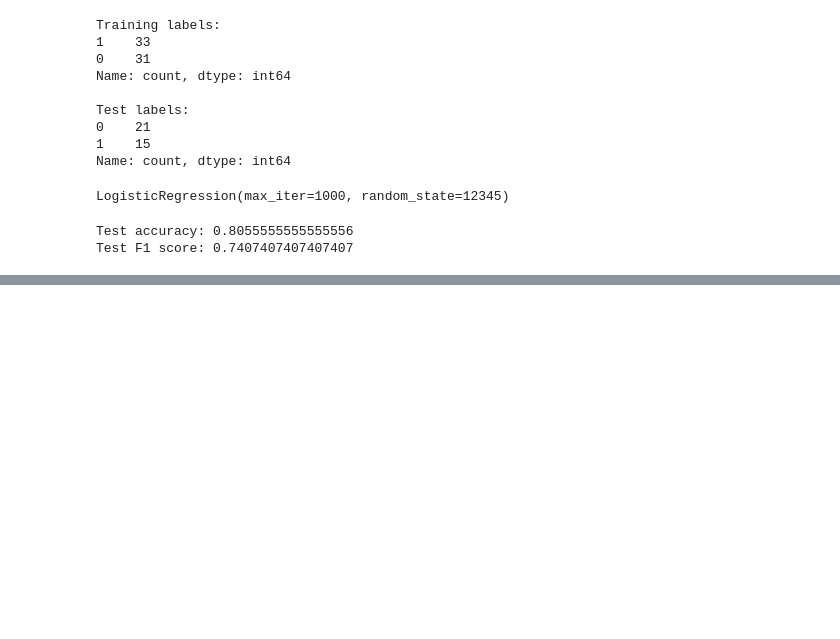
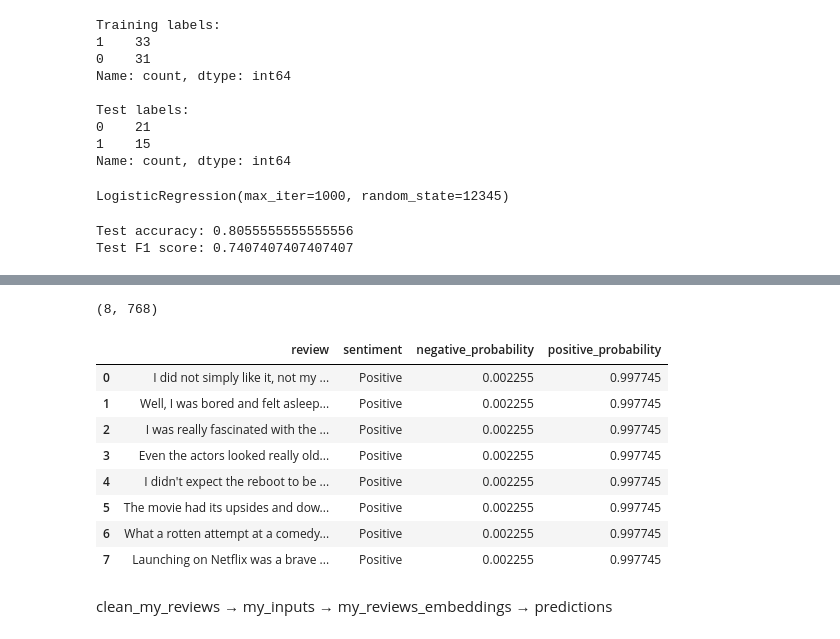
Before and after one commit to rbashiri/nlp_textlover, a Jupyter notebook: notebook/bert_text_ml.ipynb, the cells around one changed output, grey strips where cells are left out. Drawn from its saved outputs; the diff is of its cells as text; code cells hidden in the pictures; blank space fills up the shorter version.

Commit message:
Created balanced BERT for my_review

```diff
--- a/notebook/bert_text_ml.ipynb
+++ b/notebook/bert_text_ml.ipynb
@@ -292,0 +320,11 @@ Test F1 score: 0.7407407407407407
+# %%
+# Step 2: Tokenize, pad, and create attention masks in batches
+my_inputs = tokenizer(
+   my_reviews['clean_my_reviews'].tolist(),
+    padding=True,
+    truncation=True,
+    max_length=512,
+    return_tensors='pt') # Returns PyTorch Tensors
+print(my_inputs.keys())
+print(my_inputs["input_ids"].shape)
+print(my_inputs["attention_mask"].shape)
@@ -292,0 +349,47 @@ Test F1 score: 0.7407407407407407
+# %%
+# Generate BERT [CLS] embeddings
+my_reviews_embeddings = get_cls_embeddings(
+    my_inputs,
+    batch_size=8
+)
+
+print(my_reviews_embeddings.shape)
+# Predict 0 = negative and 1 = positive
+my_predictions = model_bert_lr.predict(my_reviews_embeddings)
+
+# Get prediction probabilities
+my_probabilities = model_bert_lr.predict_proba(my_reviews_embeddings)
+
+my_reviews["prediction"] = my_predictions
+
+my_reviews["sentiment"] = my_reviews["prediction"].map({
+    0: "Negative",
+    1: "Positive"
+})
+
+my_reviews["negative_probability"] = my_probabilities[:, 0]
+my_reviews["positive_probability"] = my_probabilities[:, 1]
+
+display(
+    my_reviews[
+        [
+            "review",
+            "sentiment",
+            "negative_probability",
+            "positive_probability"
+        ]
+    ]
+)
+# %% [output]
+(8, 768)
+|  | review | sentiment | negative_probability | positive_probability |
+| 0 | I did not simply like it, not my ... | Positive | 0.002255 | 0.997745 |
+| 1 | Well, I was bored and felt asleep... | Positive | 0.002255 | 0.997745 |
+| 2 | I was really fascinated with the ... | Positive | 0.002255 | 0.997745 |
+| 3 | Even the actors looked really old... | Positive | 0.002255 | 0.997745 |
+| 4 | I didn't expect the reboot to be ... | Positive | 0.002255 | 0.997745 |
+| 5 | The movie had its upsides and dow... | Positive | 0.002255 | 0.997745 |
+| 6 | What a rotten attempt at a comedy... | Positive | 0.002255 | 0.997745 |
+| 7 | Launching on Netflix was a brave ... | Positive | 0.002255 | 0.997745 |
+# %% [markdown]
+clean_my_reviews → my_inputs → my_reviews_embeddings → predictions
```
Also changed, not shown: parts of 4 cells of this notebook, 1 other file.
